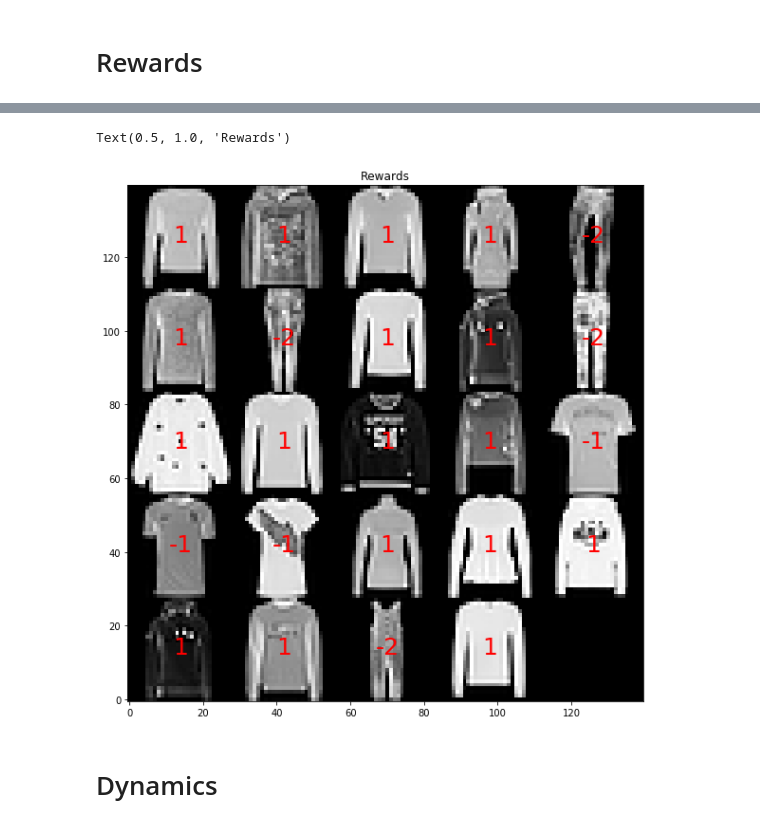
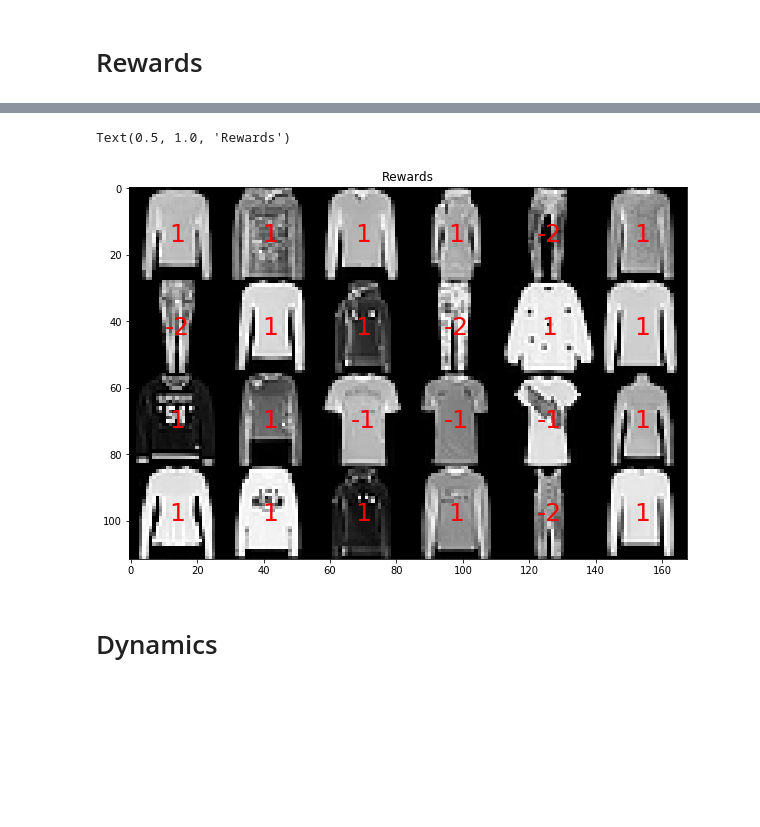
Before and after one commit to yrevar/InverseRL, a Jupyter notebook: discrete_state_space.ipynb, the cells around one changed output, grey strips where cells are left out. Drawn from its saved outputs; the diff is of its cells as text; code cells hidden in the pictures; blank space fills up the shorter version.

```diff
--- a/discrete_state_space.ipynb
+++ b/discrete_state_space.ipynb
@@ -199,13 +201,13 @@ R()
 # %%
 ## Attach Rewards
 S.attach_rewards(R)
-
 fig = plt.figure(figsize=(10,10))
-NavGridView(PHI[:,:,:,np.newaxis], ax=plt.gca()).render(cmap=cm.gray).show_cell_text(R, fontsize=25, color_cb=lambda x: "red")
+NavGridView(PHI(gridded=True)[..., np.newaxis], ax=plt.gca()).render(cmap=cm.gray).show_cell_text(
+    S.rewards(), fontsize=25, color_cb=lambda x: "red")
 plt.title("Rewards")
 # %% [output]
 Text(0.5, 1.0, 'Rewards')
-[figure, old version]
+[figure, new version]
 # %% [markdown]
 # Dynamics
 # %%
```
Also changed, not shown: parts of 21 cells of this notebook.
